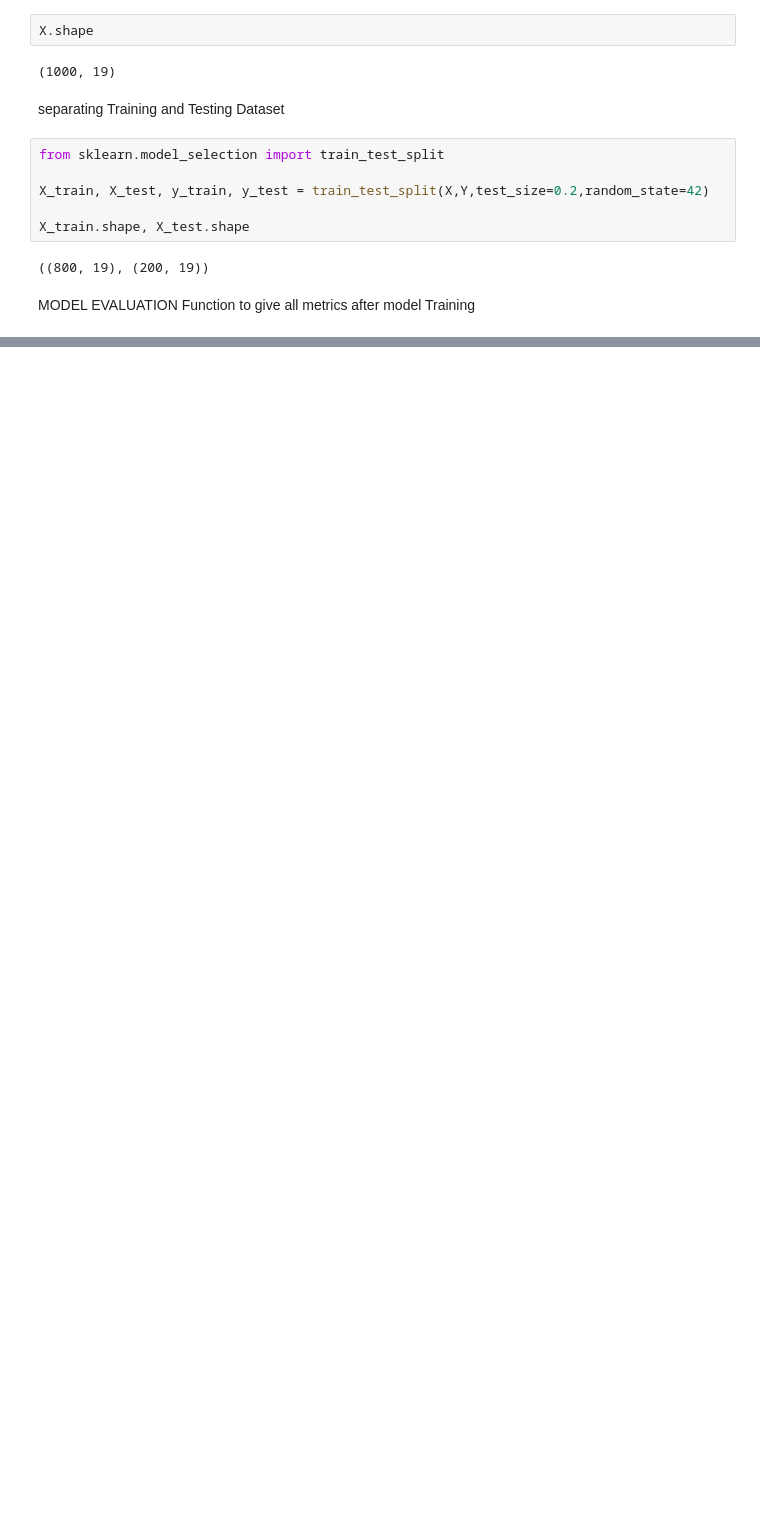
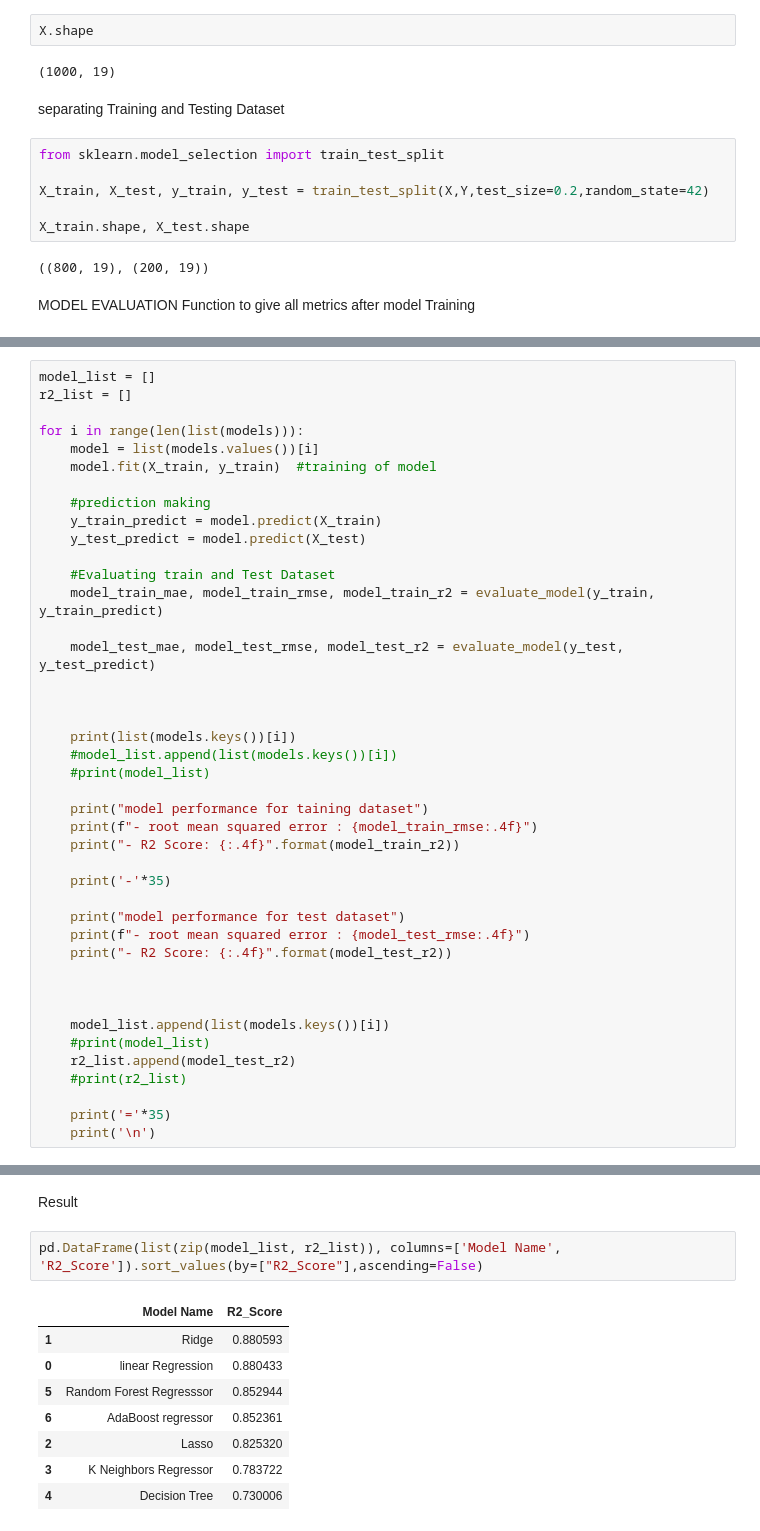
Before and after one commit to krgau020/Student-Performance_Modular_Coding_Pattern, a Jupyter notebook: noteboook/Model Training.ipynb, the cells around one changed output, grey strips where cells are left out. Drawn from its saved outputs; the diff is of its cells as text; blank space fills up the shorter version.

```diff
--- a/noteboook/Model Training.ipynb
+++ b/noteboook/Model Training.ipynb
@@ -83,0 +105,42 @@ MODEL EVALUATION  Function to give all metrics after model Training
+# %%
+model_list = []
+r2_list = []
+
+for i in range(len(list(models))):
+    model = list(models.values())[i]
+    model.fit(X_train, y_train)  #training of model
+
+    #prediction making
+    y_train_predict = model.predict(X_train)
+    y_test_predict = model.predict(X_test)
+
+    #Evaluating train and Test Dataset
+    model_train_mae, model_train_rmse, model_train_r2 = evaluate_model(y_train, y_train_predict)
+
+    model_test_mae, model_test_rmse, model_test_r2 = evaluate_model(y_test, y_test_predict)
+
+
+
+    print(list(models.keys())[i])
+    #model_list.append(list(models.keys())[i])
+    #print(model_list)
+
+    print("model performance for taining dataset")
+    print(f"- root mean squared error : {model_train_rmse:.4f}")
+    print("- R2 Score: {:.4f}".format(model_train_r2))
+
+    print('-'*35)
+
+    print("model performance for test dataset")
+    print(f"- root mean squared error : {model_test_rmse:.4f}")
+    print("- R2 Score: {:.4f}".format(model_test_r2))
+
+
+
+    model_list.append(list(models.keys())[i])
+    #print(model_list)
+    r2_list.append(model_test_r2)
+    #print(r2_list)
+
+    print('='*35)
+    print('\n')
@@ -83,0 +165,13 @@ MODEL EVALUATION  Function to give all metrics after model Training
+# %% [markdown]
+Result
+# %%
+pd.DataFrame(list(zip(model_list, r2_list)), columns=['Model Name', 'R2_Score']).sort_values(by=["R2_Score"],ascending=False)
+# %% [output]
+|  | Model Name | R2_Score |
+| 1 | Ridge | 0.880593 |
+| 0 | linear Regression | 0.880433 |
+| 5 | Random Forest Regresssor | 0.852944 |
+| 6 | AdaBoost regressor | 0.852361 |
+| 2 | Lasso | 0.825320 |
+| 3 | K Neighbors Regressor | 0.783722 |
+| 4 | Decision Tree | 0.730006 |
```
Also changed, not shown: parts of 10 cells of this notebook.
